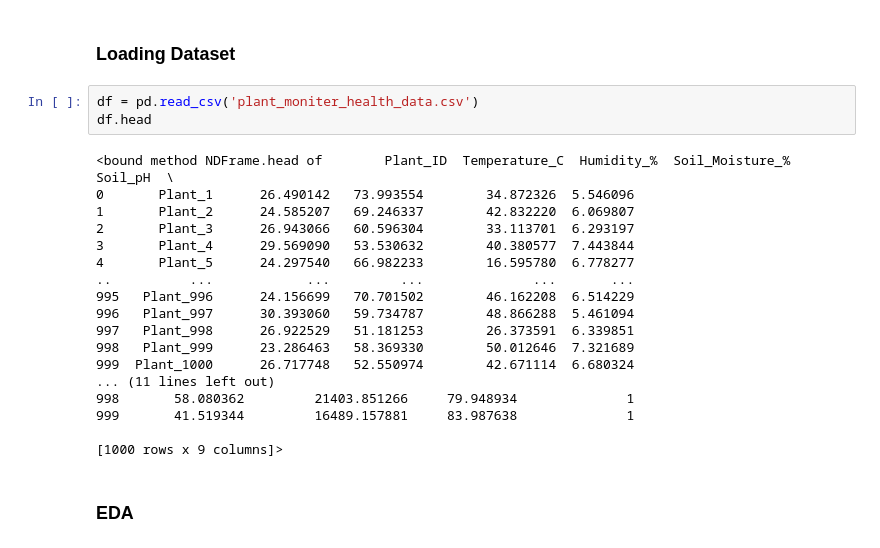
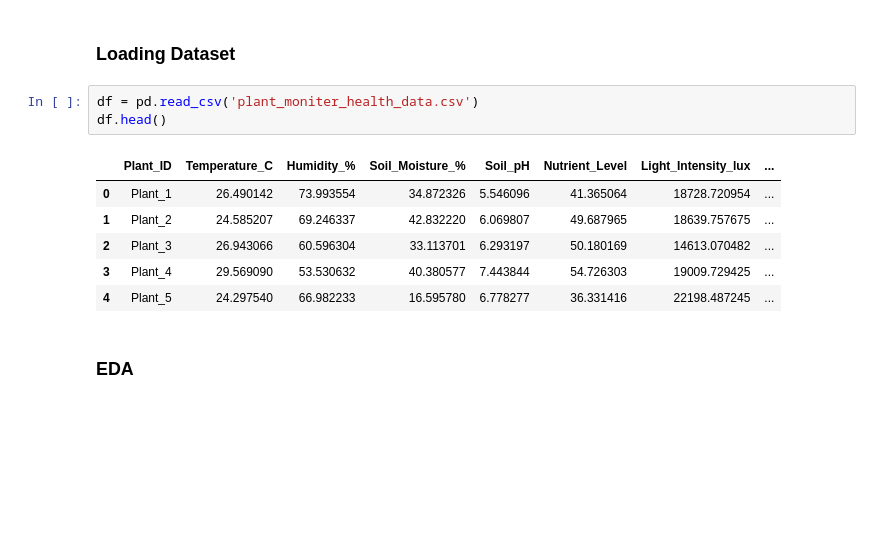
Before and after one commit to DiyaGhorpade/Major-Project, a Jupyter notebook: agricultural-dataset.ipynb, the cells around one changed output. Drawn from its saved outputs; the diff is of its cells as text; blank space fills up the shorter version.

```diff
--- a/agricultural-dataset.ipynb
+++ b/agricultural-dataset.ipynb
@@ -7,25 +7,14 @@ import seaborn as sns
 ### Loading Dataset
 # %%
 df = pd.read_csv('plant_moniter_health_data.csv')
-df.head
+df.head()
 # %% [output]
-<bound method NDFrame.head of        Plant_ID  Temperature_C  Humidity_%  Soil_Moisture_%   Soil_pH  \
-0       Plant_1      26.490142   73.993554        34.872326  5.546096
-1       Plant_2      24.585207   69.246337        42.832220  6.069807
-2       Plant_3      26.943066   60.596304        33.113701  6.293197
-3       Plant_4      29.569090   53.530632        40.380577  7.443844
-4       Plant_5      24.297540   66.982233        16.595780  6.778277
-..          ...            ...         ...              ...       ...
-995   Plant_996      24.156699   70.701502        46.162208  6.514229
-996   Plant_997      30.393060   59.734787        48.866288  5.461094
-997   Plant_998      26.922529   51.181253        26.373591  6.339851
-998   Plant_999      23.286463   58.369330        50.012646  7.321689
-999  Plant_1000      26.717748   52.550974        42.671114  6.680324
-... (11 lines left out)
-998       58.080362         21403.851266     79.948934              1
-999       41.519344         16489.157881     83.987638              1
-
-[1000 rows x 9 columns]>
+|  | Plant_ID | Temperature_C | Humidity_% | Soil_Moisture_% | Soil_pH | Nutrient_Level | Light_Intensity_lux | ... |
+| 0 | Plant_1 | 26.490142 | 73.993554 | 34.872326 | 5.546096 | 41.365064 | 18728.720954 | ... |
+| 1 | Plant_2 | 24.585207 | 69.246337 | 42.832220 | 6.069807 | 49.687965 | 18639.757675 | ... |
+| 2 | Plant_3 | 26.943066 | 60.596304 | 33.113701 | 6.293197 | 50.180169 | 14613.070482 | ... |
+| 3 | Plant_4 | 29.569090 | 53.530632 | 40.380577 | 7.443844 | 54.726303 | 19009.729425 | ... |
+| 4 | Plant_5 | 24.297540 | 66.982233 | 16.595780 | 6.778277 | 36.331416 | 22198.487245 | ... |
 # %% [markdown]
 ### EDA
 # %%
```
Also changed, not shown: parts of 22 cells of this notebook, 44 other files.
